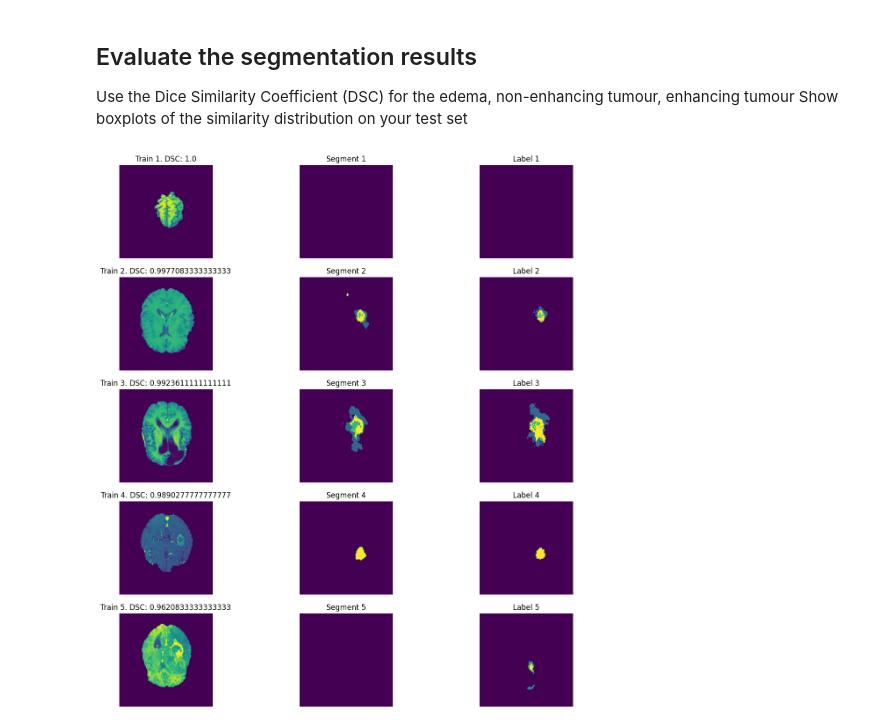
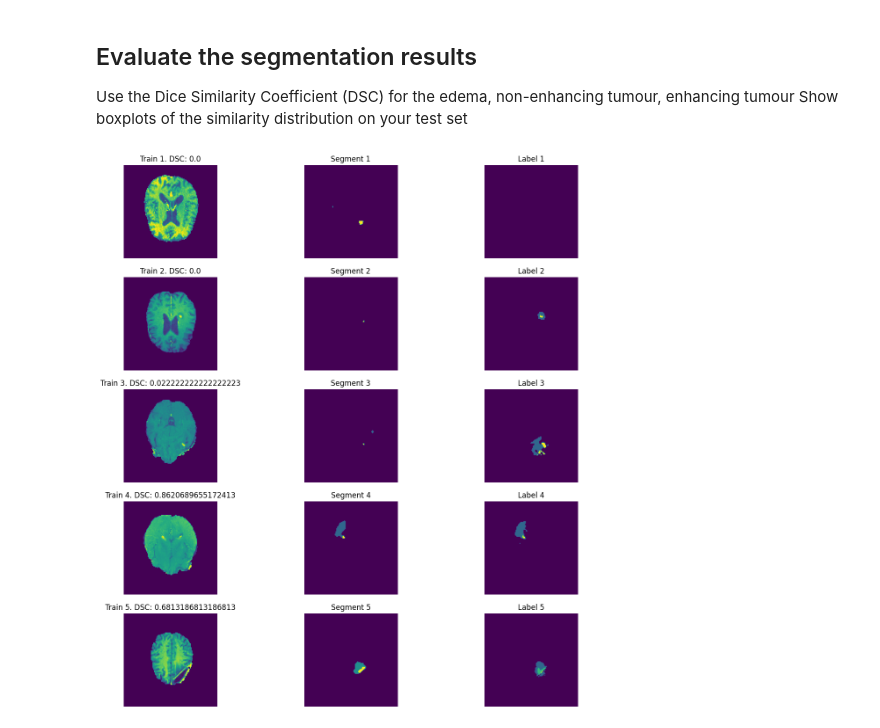
Before and after one commit to dedetheprogrammer/vision22-23, a Jupyter notebook: vc_practica3/practica3_735976_780131.ipynb, the cells around one changed output. Drawn from its saved outputs; the diff is of its cells as text; code cells hidden in the pictures.

```diff
--- a/vc_practica3/practica3_735976_780131.ipynb
+++ b/vc_practica3/practica3_735976_780131.ipynb
@@ -500,39 +500,38 @@ Use the Dice Similarity Coefficient (DSC) for the edema, non-enhancing tumour, e
 Show boxplots of the similarity distribution on your test set
 # %%
 ### Insert your code ###
-def dsc(label, segment):
-    return np.sum(label == segment) / label.size
+def dsc(segment, label):
+  pixels = np.count_nonzero(segment) + np.count_nonzero(label)
+  if (pixels == 0):
+    return pixels
+  else:
+    return 2*np.count_nonzero((label != 0) & (segment == label))/pixels
 
-def dsc_selection(labels_batch, segments_batch):
-  dsc_batch = []
-  for i in range(len(labels_batch)):
-    dsc_batch.append(dsc(labels_batch[i].squeeze(), segments_batch[i]))
-  return dsc_batch, np.argmin(dsc_batch), np.argmin(np.abs(dsc_batch - np.mean(dsc_batch))), np.argmax(dsc_batch)
+# Calculate DSC of each batch image
+dsc_batch = np.zeros(len(seg_unet))
+for i in range(0,5):
+  dsc_batch[i] = dsc(np.array(seg_unet[i]), labels[i])
 
-dsc_batch, idx_min, idx_med, idx_max = dsc_selection(labels, seg_unet.numpy())
-
-images = images[np.argsort(dsc_batch)[::-1]]
-dsc_batch = np.sort(dsc_batch)[::-1]
+# Show results
 fig, axes = plt.subplots(5, 3, figsize=(15, 16))
-### Insert your code ###
 for i, image in enumerate(images):
     axes[i, 0].imshow(images[i].squeeze())
     axes[i, 0].set_title(f'Train {i+1}. DSC: {dsc_batch[i]}')
     axes[i, 0].axis('off')
 
     axes[i, 1].imshow(seg_unet[i])
     axes[i, 1].set_title('Segment {}'.format(i+1))
     axes[i, 1].axis('off')
 
     axes[i, 2].imshow(labels[i].squeeze())
     axes[i, 2].set_title('Label {}'.format(i+1))
     axes[i, 2].axis('off')
 
 plt.show()
 
 ### End of your code ###
 # %% [output]
-[figure, old version]
+[figure, new version]
 # %%
 ## Investigating traditional methods
 # Select three images with low, medium, and high DSC score and try to segment
```
Also changed, not shown: parts of 7 cells of this notebook.
